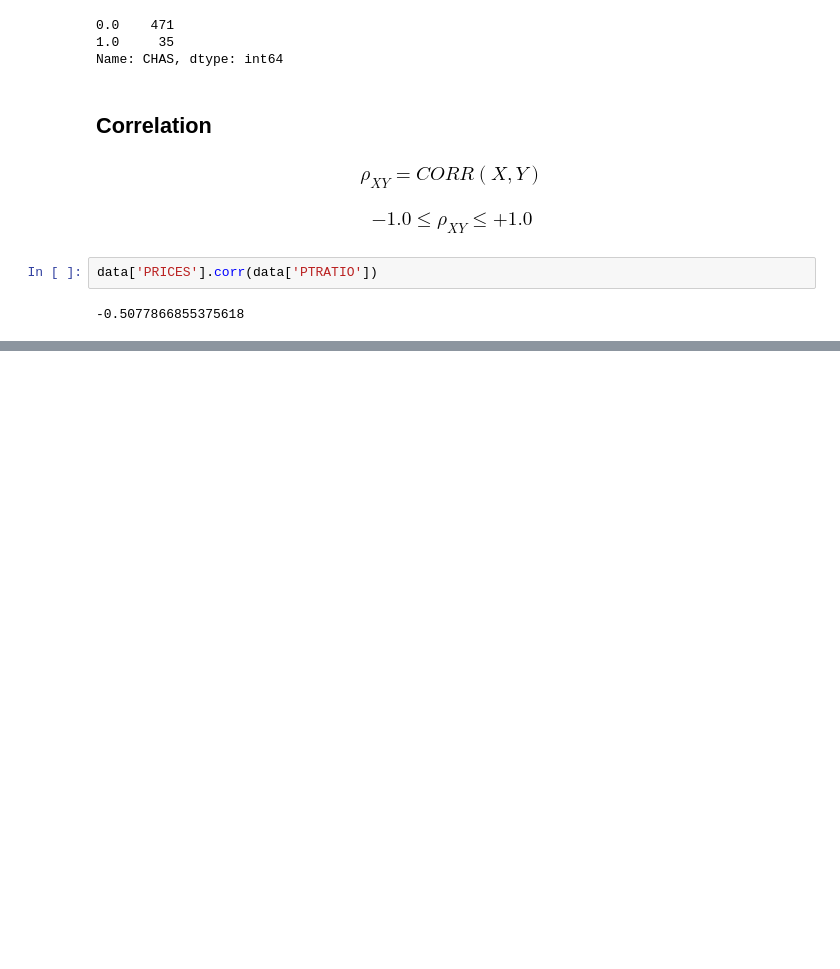
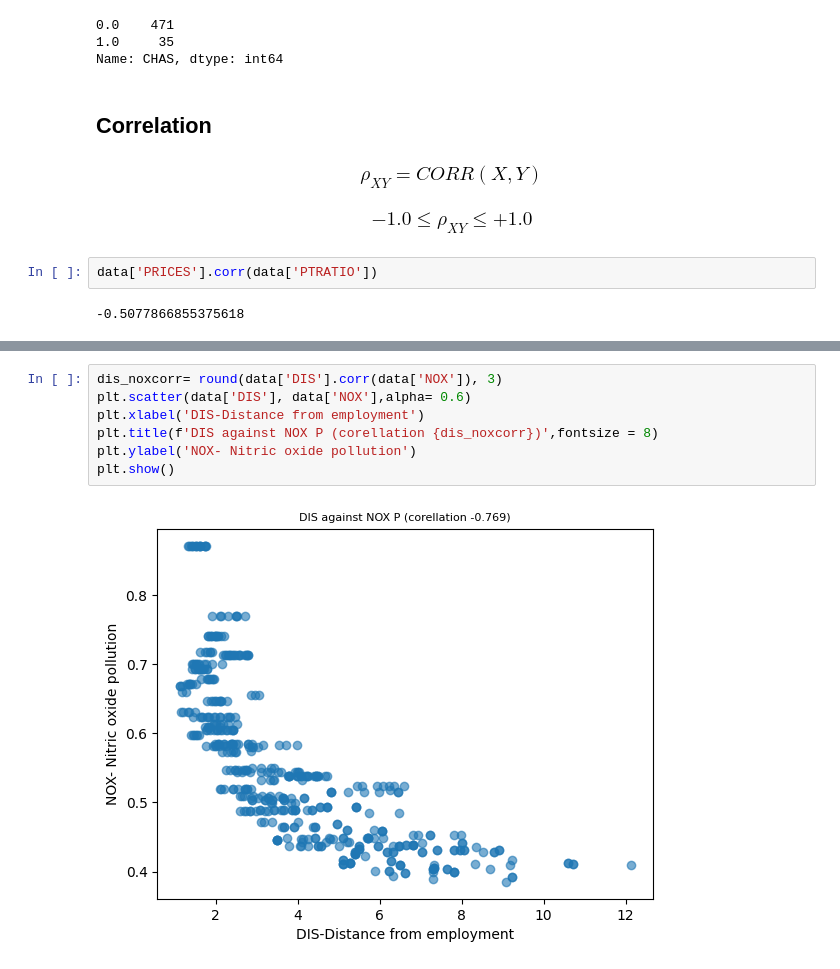
Before and after one commit to Onafowokan-Testament/04_multivaraible-prediction, a Jupyter notebook: main.ipynb, the cells around one changed output, grey strips where cells are left out. Drawn from its saved outputs; the diff is of its cells as text; blank space fills up the shorter version.

```diff
--- a/main.ipynb
+++ b/main.ipynb
@@ -101,0 +130,9 @@ data['PRICES'].corr(data['PTRATIO'])
+# %%
+dis_noxcorr= round(data['DIS'].corr(data['NOX']), 3)
+plt.scatter(data['DIS'], data['NOX'],alpha= 0.6)
+plt.xlabel('DIS-Distance from employment')
+plt.title(f'DIS against NOX P (corellation {dis_noxcorr})',fontsize = 8)
+plt.ylabel('NOX- Nitric oxide pollution')
+plt.show()
+# %% [output]
+[figure, added]
```
Also changed, not shown: parts of 4 cells of this notebook.
